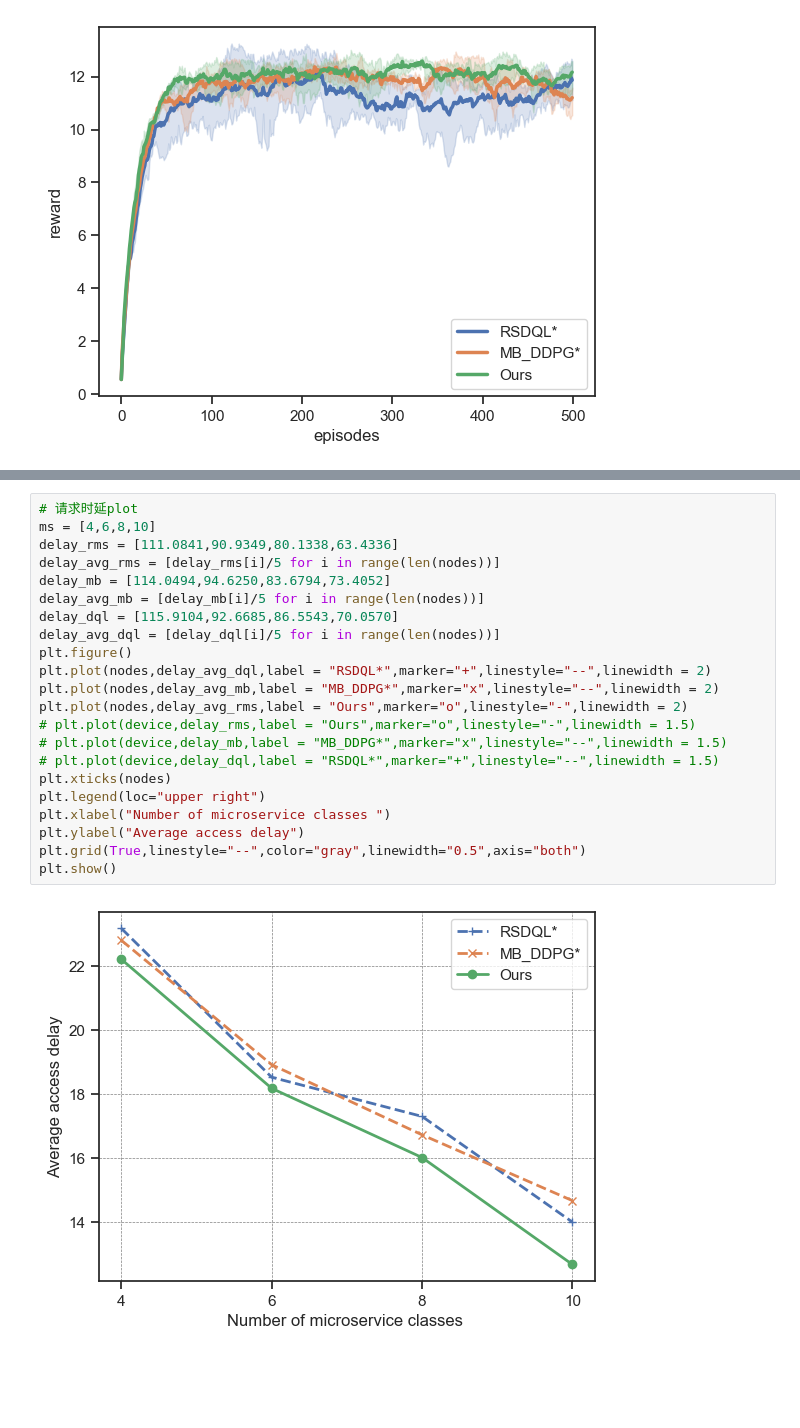
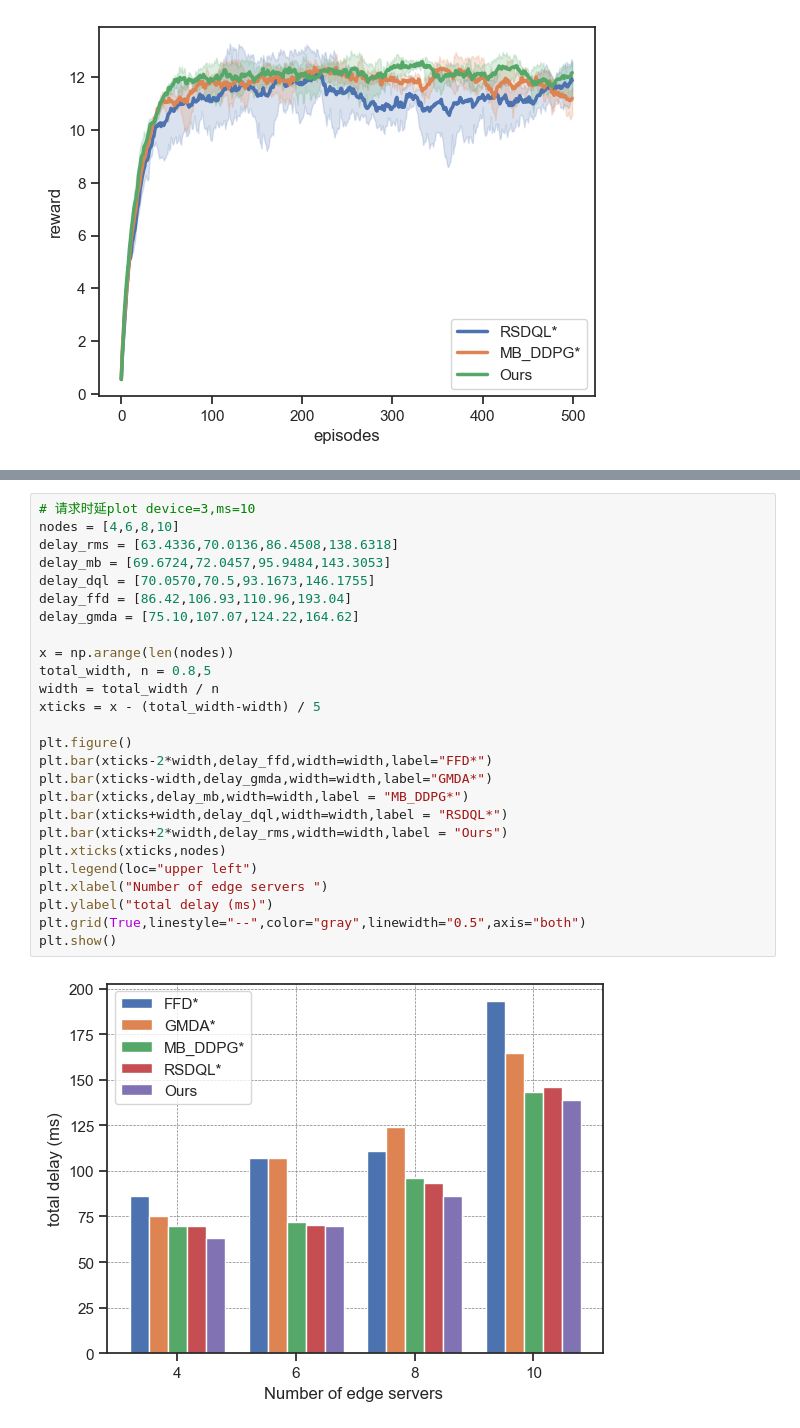
Before and after one commit to JT623/RMS_DDPG, a Jupyter notebook: plotfig_seed.ipynb, the cells around one changed output, grey strips where cells are left out. Cells and saved outputs as stored; diff of their text form; blank space fills up the shorter version.

```diff
--- a/plotfig_seed.ipynb
+++ b/plotfig_seed.ipynb
@@ -194,24 +177,28 @@ plt.show()
-# %%
-# 请求时延plot
-ms = [4,6,8,10]
-delay_rms = [111.0841,90.9349,80.1338,63.4336]
-delay_avg_rms = [delay_rms[i]/5 for i in range(len(nodes))]
-delay_mb = [114.0494,94.6250,83.6794,73.4052]
-delay_avg_mb = [delay_mb[i]/5 for i in range(len(nodes))]
-delay_dql = [115.9104,92.6685,86.5543,70.0570]
-delay_avg_dql = [delay_dql[i]/5 for i in range(len(nodes))]
-plt.figure()
-plt.plot(nodes,delay_avg_dql,label = "RSDQL*",marker="+",linestyle="--",linewidth = 2)
-plt.plot(nodes,delay_avg_mb,label = "MB_DDPG*",marker="x",linestyle="--",linewidth = 2)
-plt.plot(nodes,delay_avg_rms,label = "Ours",marker="o",linestyle="-",linewidth = 2)
-# plt.plot(device,delay_rms,label = "Ours",marker="o",linestyle="-",linewidth = 1.5)
-# plt.plot(device,delay_mb,label = "MB_DDPG*",marker="x",linestyle="--",linewidth = 1.5)
-# plt.plot(device,delay_dql,label = "RSDQL*",marker="+",linestyle="--",linewidth = 1.5)
-plt.xticks(nodes)
-plt.legend(loc="upper right")
-plt.xlabel("Number of microservice classes ")
-plt.ylabel("Average access delay")
-plt.grid(True,linestyle="--",color="gray",linewidth="0.5",axis="both")
-plt.show()
-# %% [output]
-[figure, removed]
+# %%
+# 请求时延plot device=3,ms=10
+nodes = [4,6,8,10]
+delay_rms = [63.4336,70.0136,86.4508,138.6318]
+delay_mb = [69.6724,72.0457,95.9484,143.3053]
+delay_dql = [70.0570,70.5,93.1673,146.1755]
+delay_ffd = [86.42,106.93,110.96,193.04]
+delay_gmda = [75.10,107.07,124.22,164.62]
+
+x = np.arange(len(nodes))
+total_width, n = 0.8,5
+width = total_width / n
+xticks = x - (total_width-width) / 5
+
+plt.figure()
+plt.bar(xticks-2*width,delay_ffd,width=width,label="FFD*")
+plt.bar(xticks-width,delay_gmda,width=width,label="GMDA*")
+plt.bar(xticks,delay_mb,width=width,label = "MB_DDPG*")
+plt.bar(xticks+width,delay_dql,width=width,label = "RSDQL*")
+plt.bar(xticks+2*width,delay_rms,width=width,label = "Ours")
+plt.xticks(xticks,nodes)
+plt.legend(loc="upper left")
+plt.xlabel("Number of edge servers ")
+plt.ylabel("total delay (ms)")
+plt.grid(True,linestyle="--",color="gray",linewidth="0.5",axis="both")
+plt.show()
+# %% [output]
+[figure, added]
```
Also changed, not shown: parts of 12 cells of this notebook.
